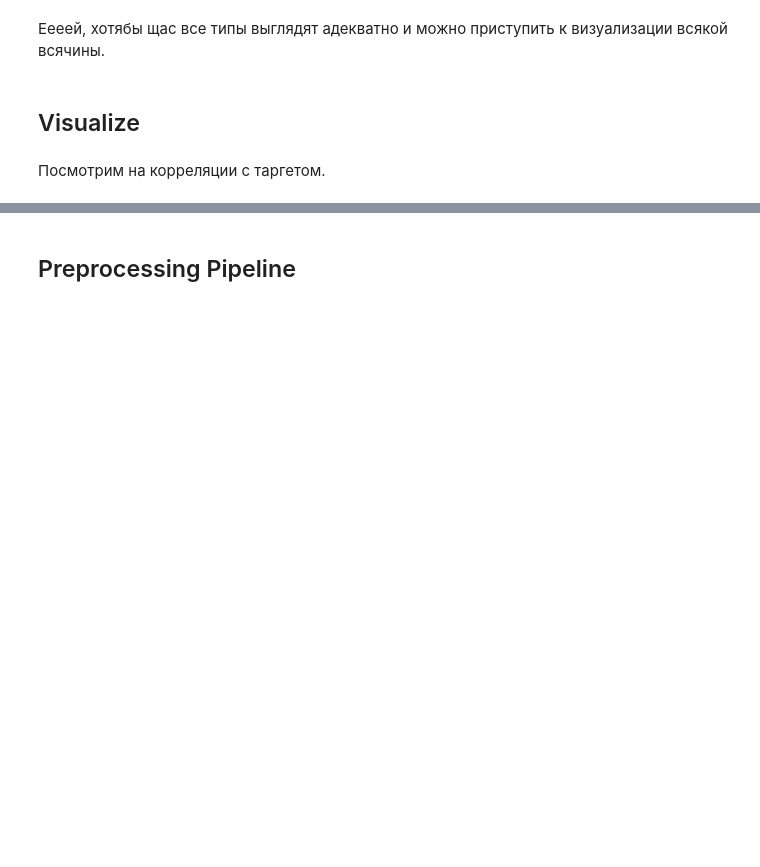
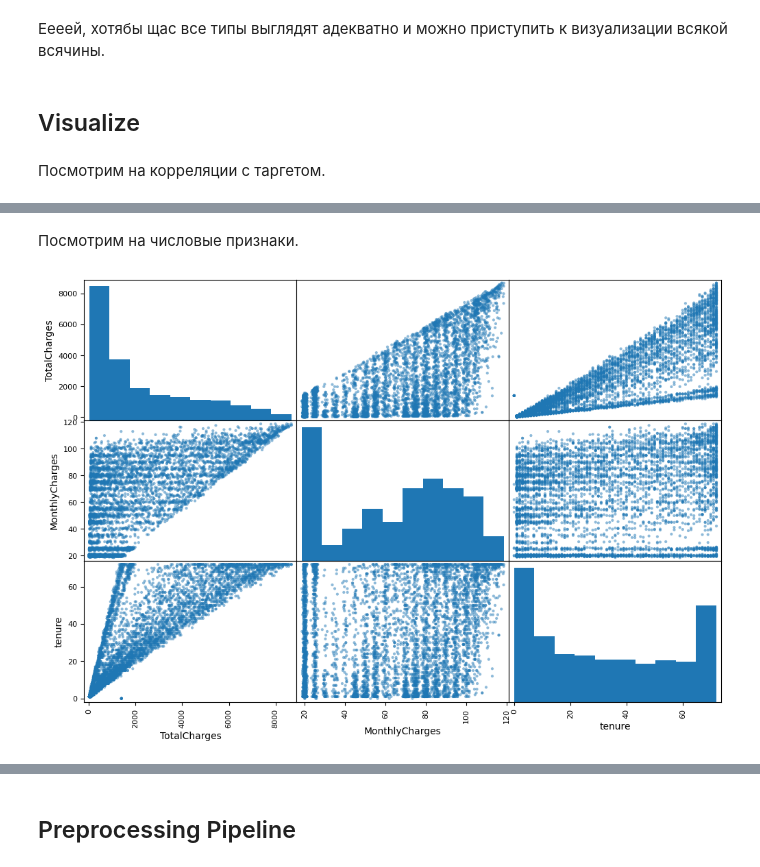
Before and after one commit to rezect/customer-churn-prediction, a Jupyter notebook: notebooks/01_eda.ipynb, the cells around one changed output, grey strips where cells are left out. Drawn from its saved outputs; the diff is of its cells as text; code cells hidden in the pictures; blank space fills up the shorter version.

```diff
--- a/notebooks/01_eda.ipynb
+++ b/notebooks/01_eda.ipynb
@@ -256,0 +258,10 @@ Name: Churn, dtype: float64
+# %% [markdown]
+Посмотрим на числовые признаки.
+# %%
+from pandas.plotting import scatter_matrix
+
+attributes = ["TotalCharges", "MonthlyCharges", "tenure"]
+scatter_matrix(telco[attributes], figsize=(12, 8))
+plt.show()
+# %% [output]
+[figure, added]
```
Also changed, not shown: parts of 30 cells of this notebook.
